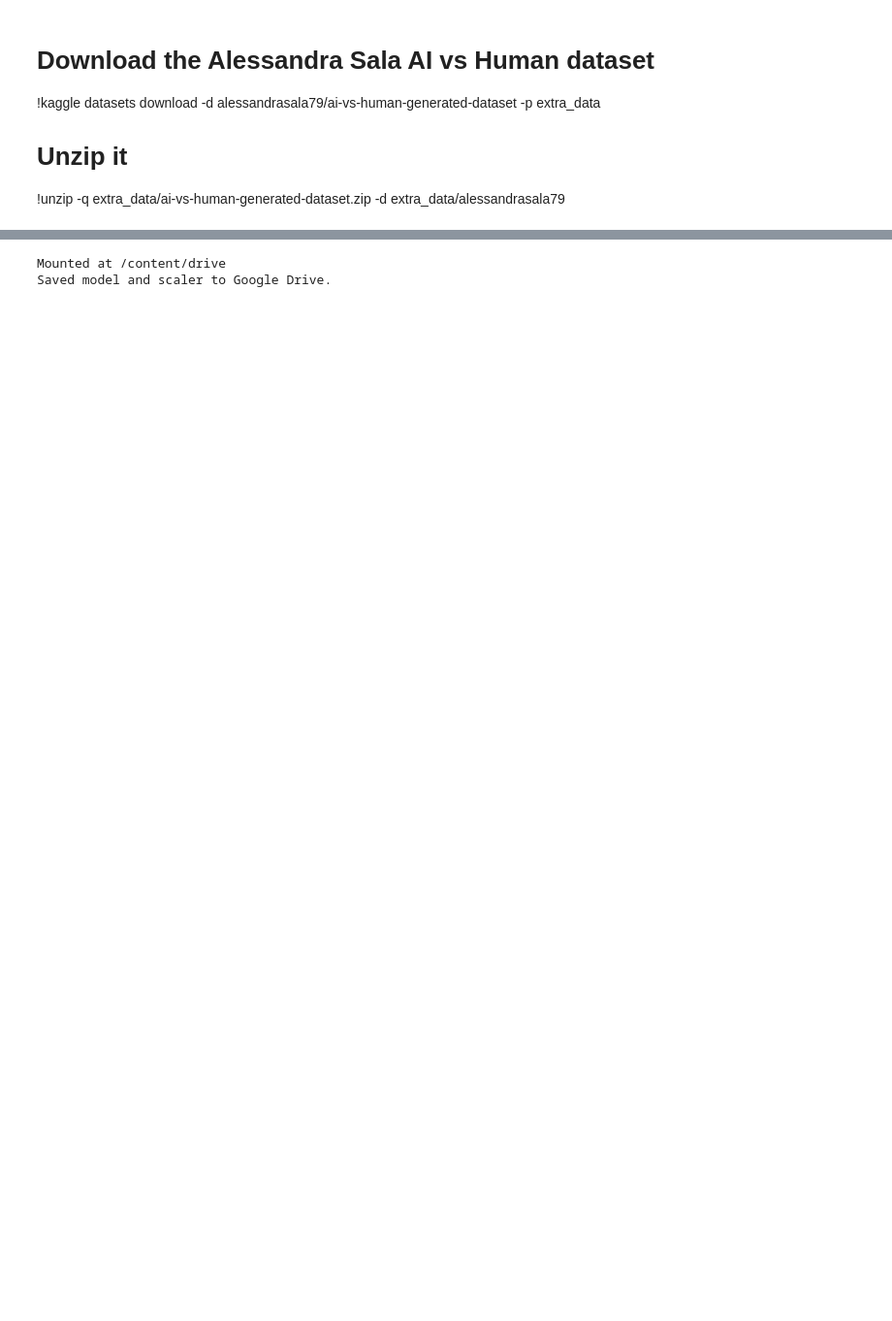
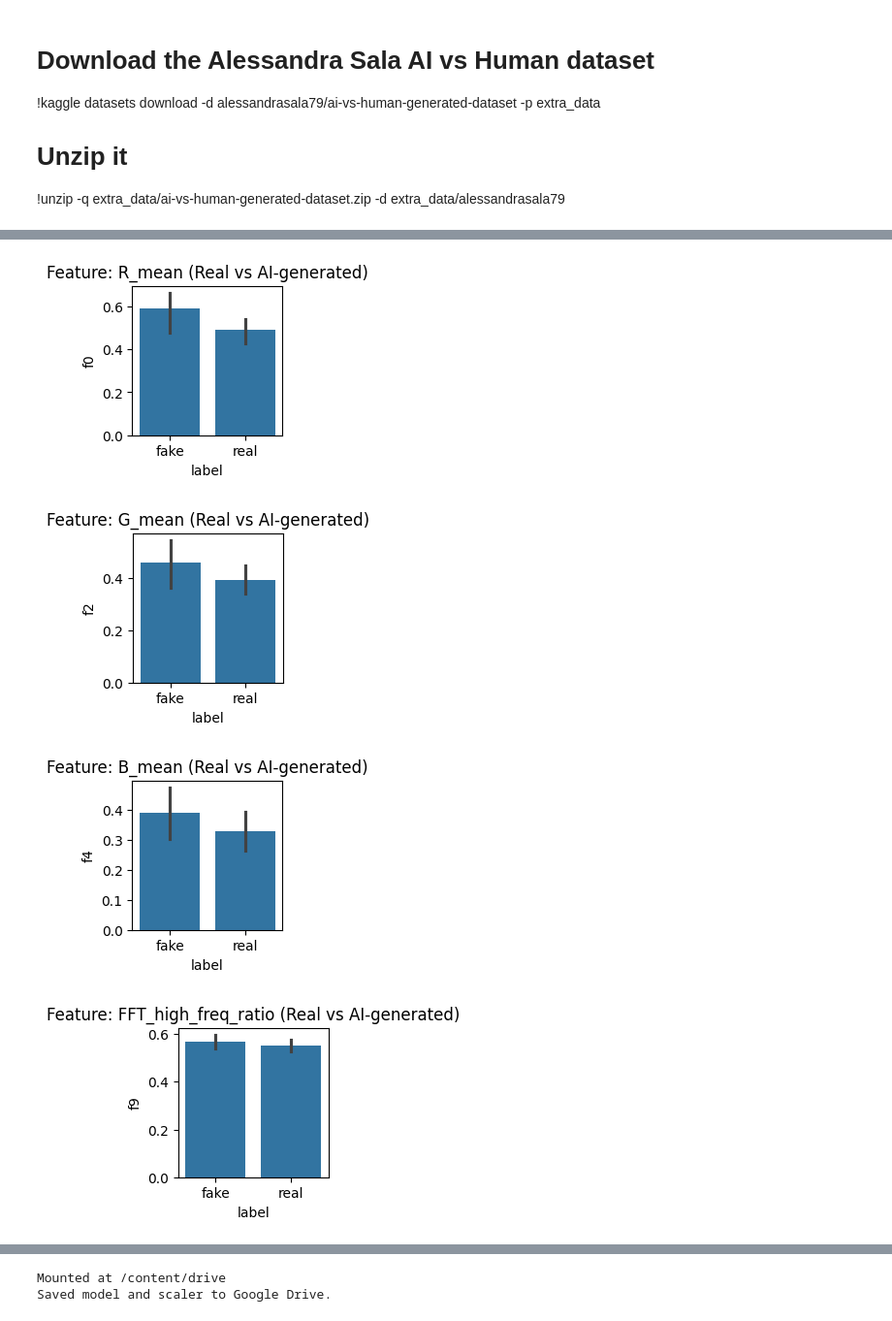
Before and after one commit to nisharani-dev/real_vs_ai_image_classifier, a Jupyter notebook: real_vs_ai_image_classifier.ipynb, the cells around one changed output, grey strips where cells are left out. Shown at 97% size. Saved outputs shown, nothing was run; the diff lists cells and outputs as text; code cells hidden in the pictures; blank space fills up the shorter version.

```diff
--- a/real_vs_ai_image_classifier.ipynb
+++ b/real_vs_ai_image_classifier.ipynb
@@ -900,0 +614,27 @@ Prediction: fake (confidence: 0.4400)
+# %%
+import matplotlib.pyplot as plt
+import seaborn as sns
+import numpy as np
+
+# Pick a small balanced sample (e.g., 5 real + 5 fake)
+sample_df = feats_df.groupby('label').sample(5, random_state=42)
+
+# Select key features to visualize
+# For demonstration, we take:
+# - R channel mean, G channel mean, B channel mean
+# - FFT high-frequency ratio
+# - LBP first bin
+key_features = ['f0', 'f2', 'f4', 'f9', 'f10']
+feature_names = ['R_mean','G_mean','B_mean','FFT_high_freq_ratio','LBP_bin0']
+
+# Plot feature distributions
+for i, feat in enumerate(key_features):
+    plt.figure(figsize=(2,2))
+    sns.barplot(x='label', y=feat, data=sample_df)
+    plt.title(f"Feature: {feature_names[i]} (Real vs AI-generated)")
+    plt.show()
+# %% [output]
+[figure, added]
+[figure, added]
+[figure, added]
+[figure, added]
```
Also changed, not shown: parts of 17 cells of this notebook.
